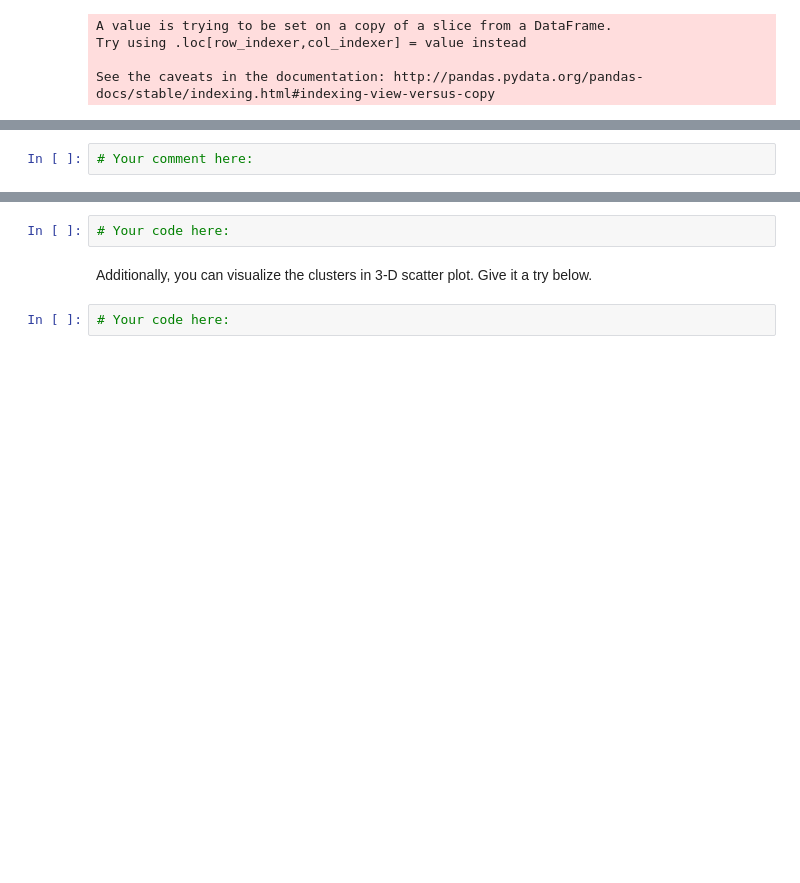
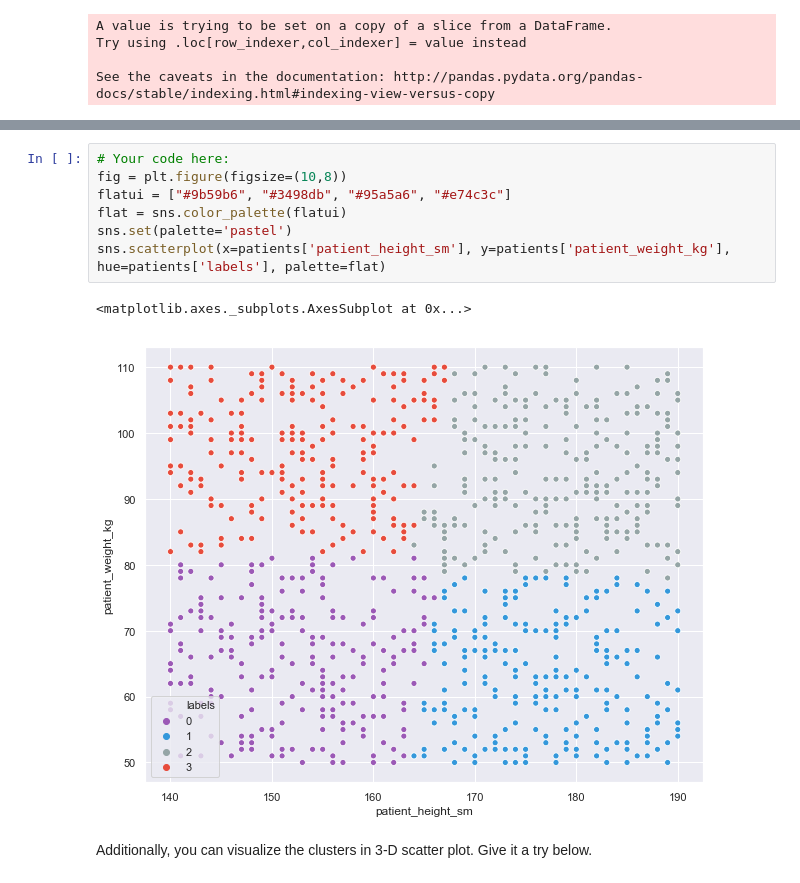
Before and after one commit to ta-data-bcn/lab-sklearn-and-unsupervised-learning, a Jupyter notebook: your-code/main.ipynb, the cells around one changed output, grey strips where cells are left out. Drawn from its saved outputs; the diff is of its cells as text; blank space fills up the shorter version.

```diff
--- a/your-code/main.ipynb
+++ b/your-code/main.ipynb
@@ -535,5 +531,3 @@ patients.groupby('labels').mean()
-# %%
-# Your comment here:
 # %% [markdown]
 # Bonus Challenge: Visualize K-Means Clusters
 
@@ -542,9 +536,15 @@ How did k-means cluster the data? You can obtain an intuitive view with a scatte
 If the scatter plot does not make any sense to you, it means the features you chose to visualize are not the right ones. You should be able to see 4 clear clusters with different colors in your visualization that suggests how k-means had clustered your data.
 
 ![Cluster Visualization](../images/clusters.png)
-# %%
-# Your code here:
+# %%
+# Your code here:
+fig = plt.figure(figsize=(10,8))
+flatui = ["#9b59b6", "#3498db", "#95a5a6", "#e74c3c"]
+flat = sns.color_palette(flatui)
+sns.set(palette='pastel')
+sns.scatterplot(x=patients['patient_height_sm'], y=patients['patient_weight_kg'], hue=patients['labels'], palette=flat)
+# %% [output]
+<matplotlib.axes._subplots.AxesSubplot at 0x...>
+[figure, added]
 # %% [markdown]
 Additionally, you can visualize the clusters in 3-D scatter plot. Give it a try below.
-# %%
-# Your code here:
```
Also changed, not shown: parts of 3 cells of this notebook.
